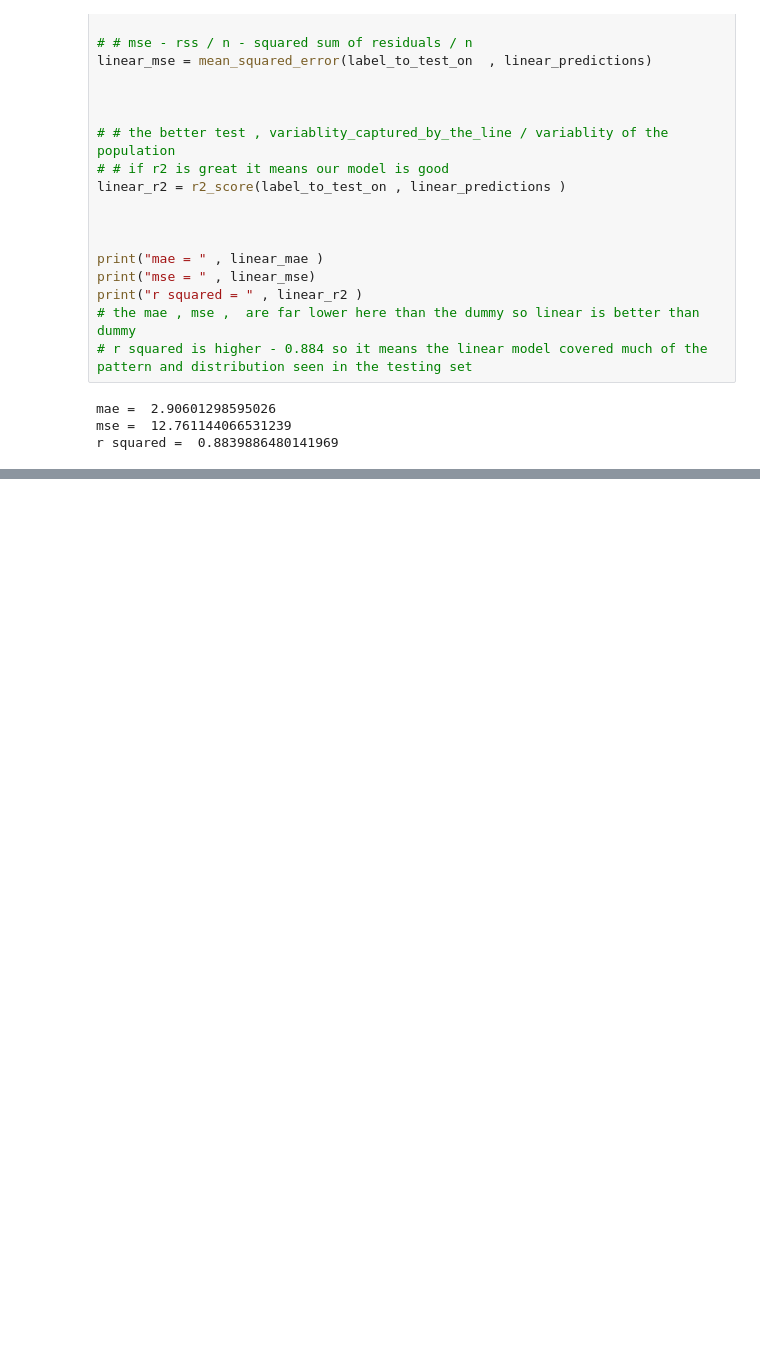
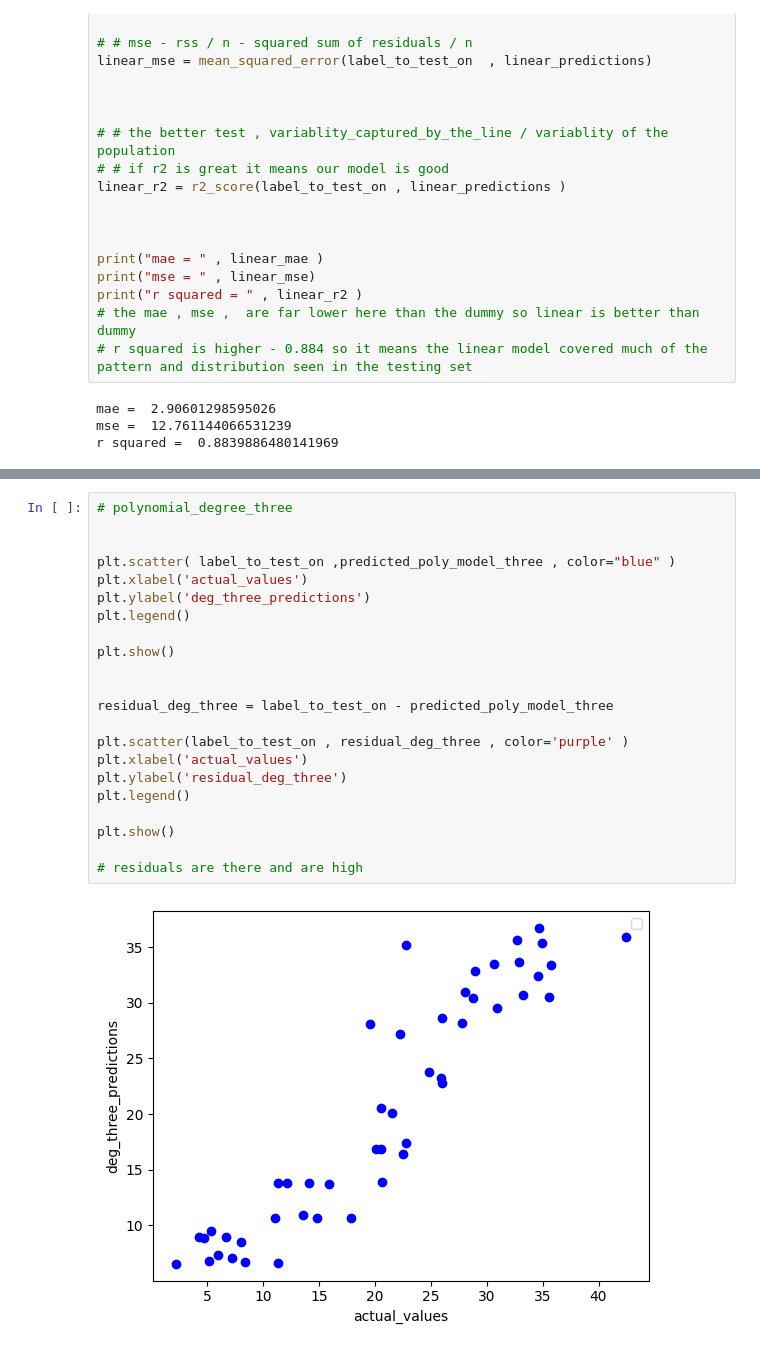
Before and after one commit to Elizabeth-Abay/Elizabeth-Abay-UGR-3071-16-ML-Labs, a Jupyter notebook: Lab-03/main.ipynb, the cells around one changed output, grey strips where cells are left out. Cells and saved outputs as stored; diff of their text form; blank space fills up the shorter version.

```diff
--- a/Lab-03/main.ipynb
+++ b/Lab-03/main.ipynb
@@ -161,0 +462,24 @@ r squared =  0.8839886480141969
+# %%
+# polynomial_degree_three
+
+
+plt.scatter( label_to_test_on ,predicted_poly_model_three , color="blue" )
+plt.xlabel('actual_values')
+plt.ylabel('deg_three_predictions')
+plt.legend()
+
+plt.show()
+
+
+residual_deg_three = label_to_test_on - predicted_poly_model_three
+
+plt.scatter(label_to_test_on , residual_deg_three , color='purple' )
+plt.xlabel('actual_values')
+plt.ylabel('residual_deg_three')
+plt.legend()
+
+plt.show()
+
+# residuals are there and are high
+# %% [output]
+[figure, added]
```
Also changed, not shown: parts of 16 cells of this notebook.
